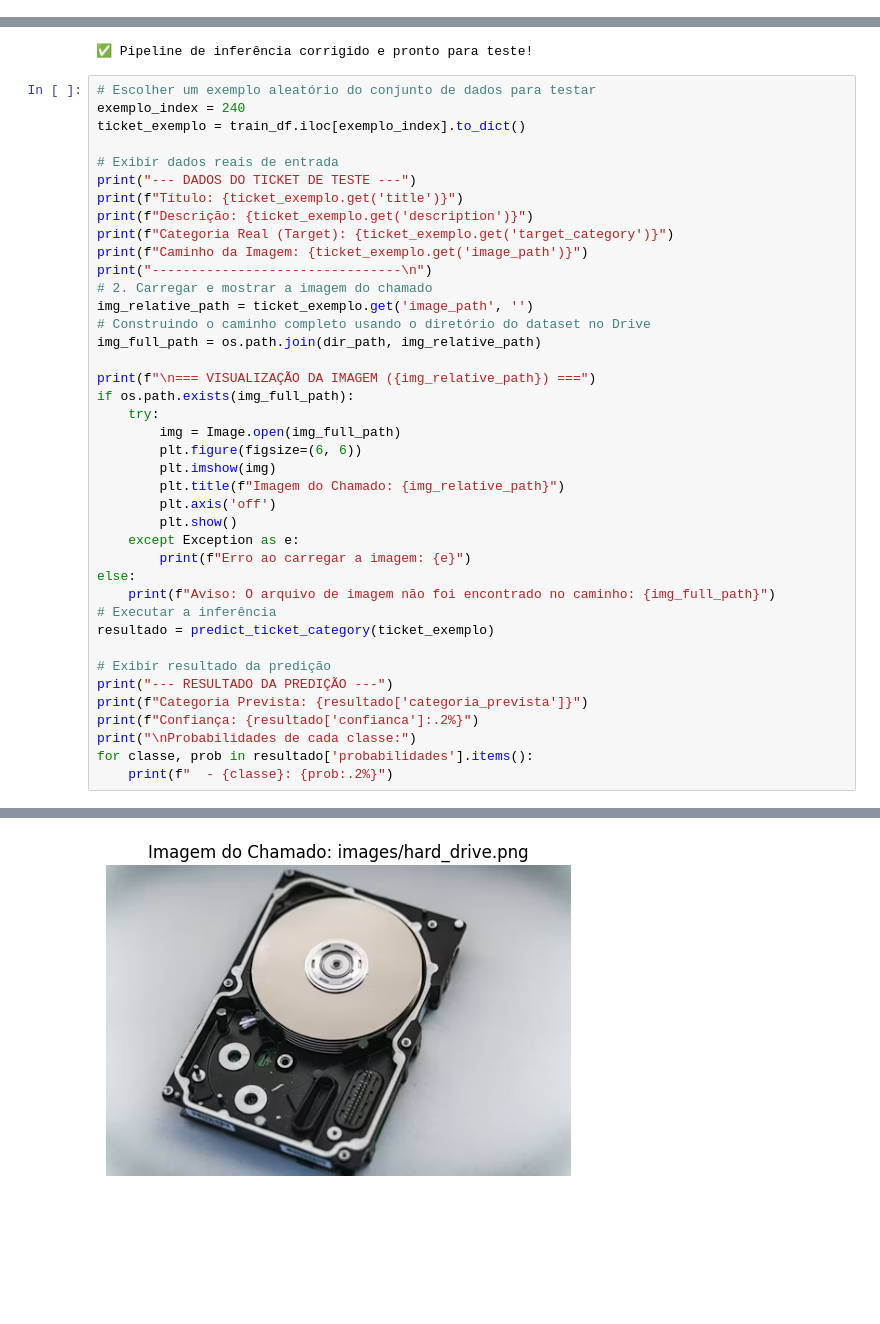
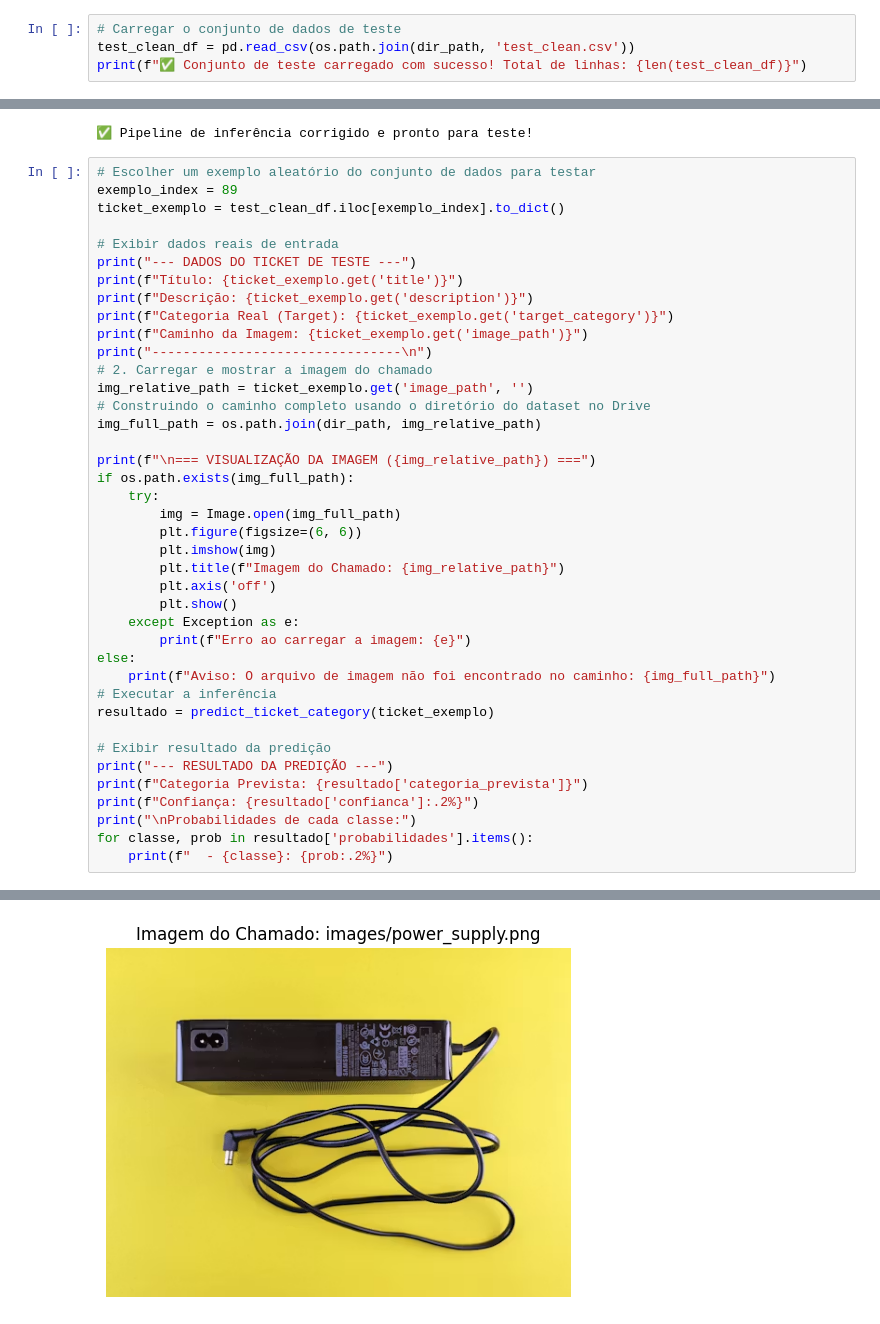
Before and after one commit to RCalvoso/grupo4_projeto_integrador_2, a Jupyter notebook: 07_Pipeline_Final.ipynb, the cells around one changed output, grey strips where cells are left out. Drawn from its saved outputs; the diff is of its cells as text; blank space fills up the shorter version.

```diff
--- a/07_Pipeline_Final.ipynb
+++ b/07_Pipeline_Final.ipynb
@@ -44,3 +44,7 @@ preprocessor = ColumnTransformer([
 preprocessor.fit(X_train_num)
 
 classes = np.unique(train_df['target_category'])
+# %%
+# Carregar o conjunto de dados de teste
+test_clean_df = pd.read_csv(os.path.join(dir_path, 'test_clean.csv'))
+print(f"✅ Conjunto de teste carregado com sucesso! Total de linhas: {len(test_clean_df)}")
@@ -137,8 +143,8 @@ print("✅ Pipeline de inferência corrigido e pronto para teste!")
 ✅ Pipeline de inferência corrigido e pronto para teste!
 # %%
 # Escolher um exemplo aleatório do conjunto de dados para testar
-exemplo_index = 240
-ticket_exemplo = train_df.iloc[exemplo_index].to_dict()
+exemplo_index = 89
+ticket_exemplo = test_clean_df.iloc[exemplo_index].to_dict()
 
 # Exibir dados reais de entrada
 print("--- DADOS DO TICKET DE TESTE ---")
@@ -188,4 +194,4 @@ Caminho da Imagem: images/hard_drive.png
-[figure, old version]
+[figure, new version]
 --- RESULTADO DA PREDIÇÃO ---
 Categoria Prevista: Hardware
 Confiança: 100.00%
```
Also changed, not shown: parts of 3 cells of this notebook.
